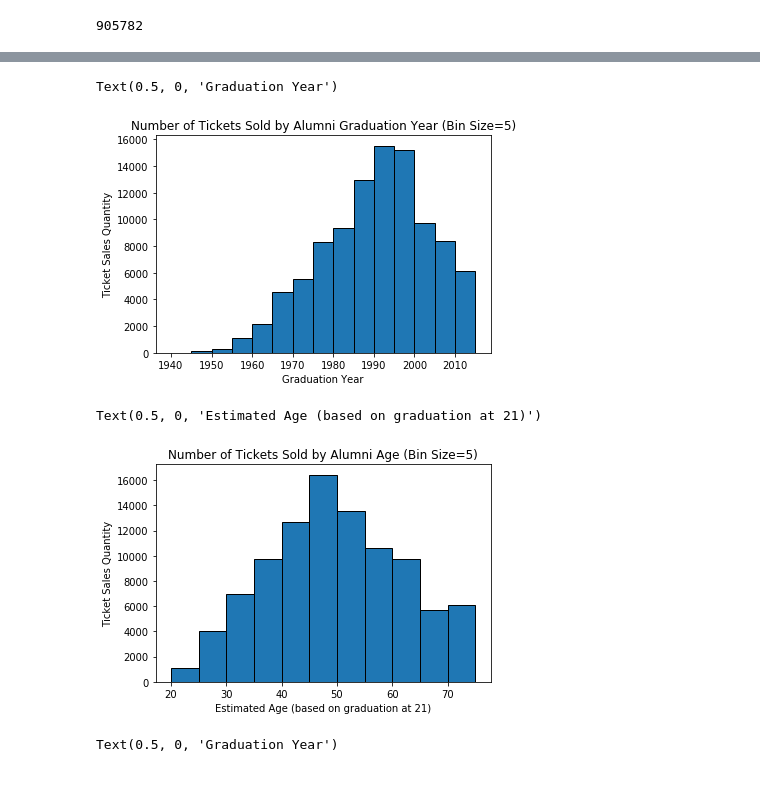
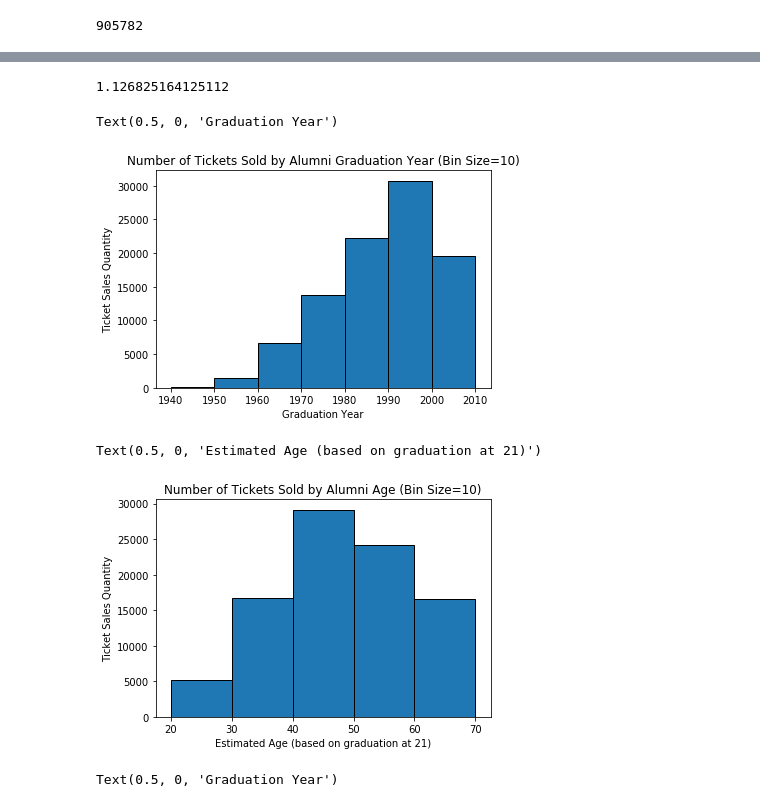
Before and after one commit to rohitmog/ctrl_alt_defeat, a Jupyter notebook: notebook/Kevin.ipynb, the cells around one changed output, grey strips where cells are left out. Drawn from its saved outputs; the diff is of its cells as text; code cells hidden in the pictures.

```diff
--- a/notebook/Kevin.ipynb
+++ b/notebook/Kevin.ipynb
@@ -77,23 +129,27 @@ print((total_money_spent_alum / total_money_spent) / (len(sales_graduation_years
+# %%
+print((total_money_spent_alum / total_money_spent) / (len(sales_graduation_years) / total_tickets_sold))
+# %% [output]
+1.126825164125112
 # %%
 import matplotlib.pyplot as plt
 
 # Clean data, remove any years below 1900
 while np.min(sales_graduation_years) < 1900:
     sales_graduation_years.remove(np.min(sales_graduation_years))
 
-BIN_SIZE = 5
+BIN_SIZE = 10
 
 bins = np.arange(1940,2020,BIN_SIZE)
 
 # Look at alum that bought tickets based on grad year
 plt.hist(x=sales_graduation_years, bins=bins, edgecolor='black')
 plt.title(f'Number of Tickets Sold by Alumni Graduation Year (Bin Size={BIN_SIZE})')
 plt.ylabel('Ticket Sales Quantity')
 plt.xlabel('Graduation Year')
 # plt.axis([1800, 2020, 0, 20000])
 # %% [output]
 Text(0.5, 0, 'Graduation Year')
-[figure, old version]
+[figure, new version]
 # %%
 # Estimate ages
 
@@ -110,7 +166,7 @@ plt.ylabel('Ticket Sales Quantity')
 plt.xlabel('Estimated Age (based on graduation at 21)')
 # %% [output]
 Text(0.5, 0, 'Estimated Age (based on graduation at 21)')
-[figure, old version]
+[figure, new version]
 # %%
 from collections import defaultdict
 
```
Also changed, not shown: parts of 21 cells of this notebook.
